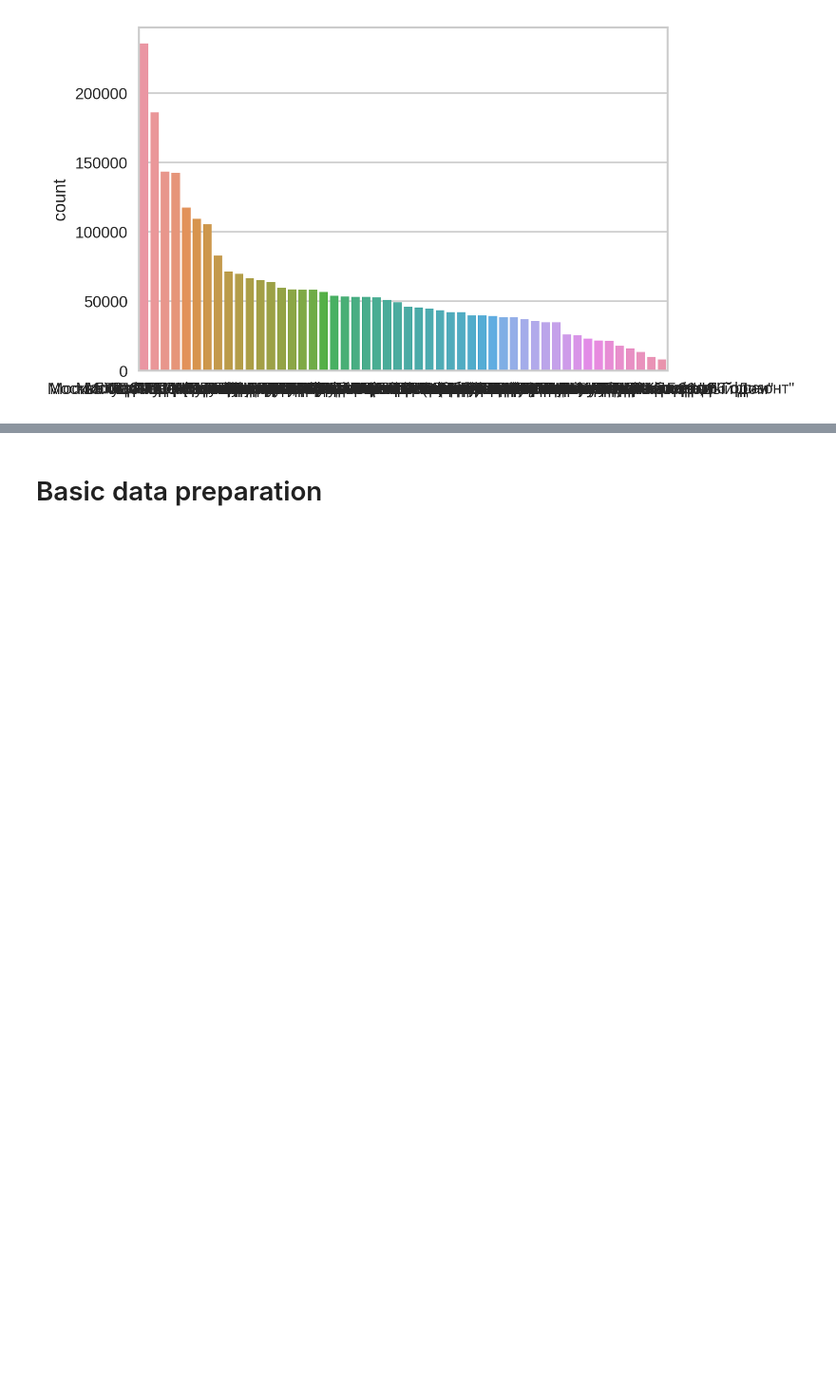
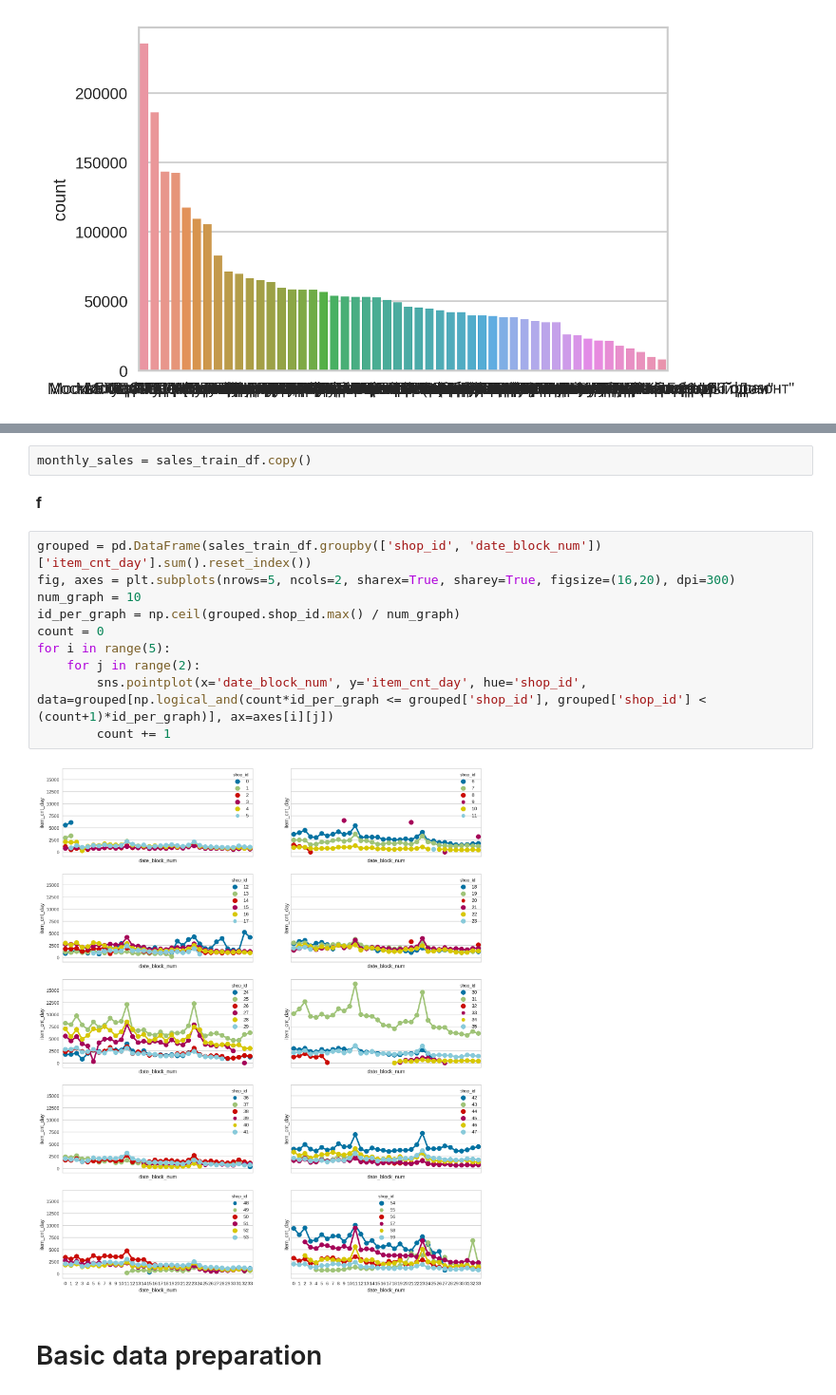
Before and after one commit to kryvokhyzha/examples-and-courses, a Jupyter notebook: How to Win a Data Science Competition/FinalProject/notebooks/main.ipynb, the cells around one changed output, grey strips where cells are left out. Shown at 95% size. Cells and saved outputs as stored; diff of their text form; blank space fills up the shorter version.

```diff
--- a/How to Win a Data Science Competition/FinalProject/notebooks/main.ipynb
+++ b/How to Win a Data Science Competition/FinalProject/notebooks/main.ipynb
@@ -305,3 +353,19 @@ Text(0.5, 0, '')
+# %%
+monthly_sales = sales_train_df.copy()
+# %% [markdown]
+**f**
+# %%
+grouped = pd.DataFrame(sales_train_df.groupby(['shop_id', 'date_block_num'])['item_cnt_day'].sum().reset_index())
+fig, axes = plt.subplots(nrows=5, ncols=2, sharex=True, sharey=True, figsize=(16,20), dpi=300)
+num_graph = 10
+id_per_graph = np.ceil(grouped.shop_id.max() / num_graph)
+count = 0
+for i in range(5):
+    for j in range(2):
+        sns.pointplot(x='date_block_num', y='item_cnt_day', hue='shop_id', data=grouped[np.logical_and(count*id_per_graph <= grouped['shop_id'], grouped['shop_id'] < (count+1)*id_per_graph)], ax=axes[i][j])
+        count += 1
+# %% [output]
+[figure, added]
 # %% [markdown]
 # Basic data preparation
 # %% [markdown]
```
Also changed, not shown: parts of 12 cells of this notebook.
